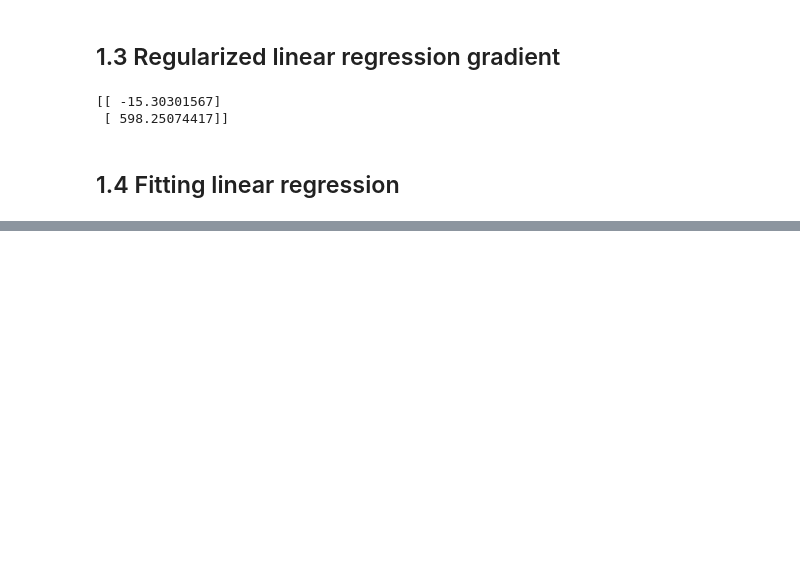
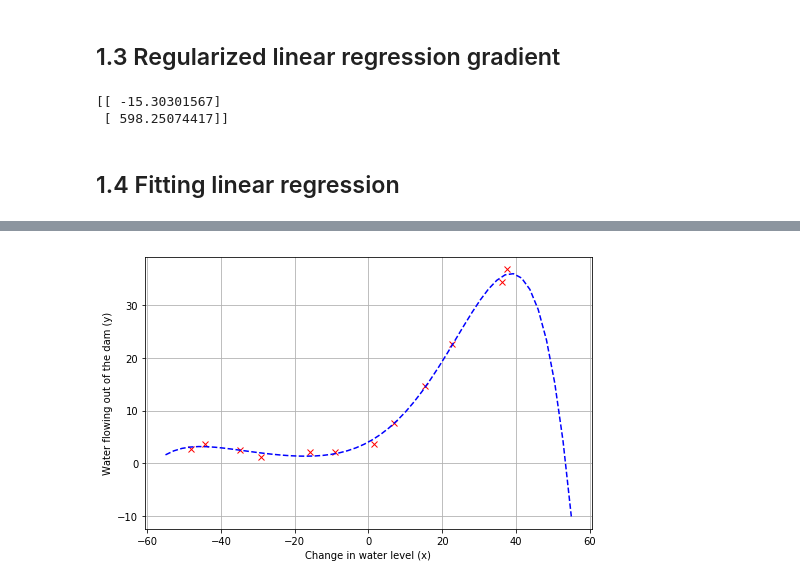
Before and after one commit to zhaochuanyun/coursera_ml, a Jupyter notebook: ex5/ex5.ipynb, the cells around one changed output, grey strips where cells are left out. Drawn from its saved outputs; the diff is of its cells as text; code cells hidden in the pictures; blank space fills up the shorter version.

```diff
--- a/ex5/ex5.ipynb
+++ b/ex5/ex5.ipynb
@@ -111,0 +146,15 @@ plt.show()
+# %%
+def genPolyFeatures(X, p):
+    new_X = X.copy()
+    for i in range(p):
+        dim = i+2
+        new_X = np.insert(new_X, new_X.shape[1], np.power(new_X[:, 1], dim), axis=1)
+    return new_X
+
+def featureNormalize(X):
+    norm_X = X.copy()
+    mu = np.mean(norm_X, axis=0)
+    norm_X[:, 1:] = norm_X[:, 1:] - mu[1:]
+    sigma = np.std(norm_X, axis=0, ddof=1)
+    norm_X[:, 1:] = norm_X[:, 1:] / sigma[1:]
+    return norm_X, mu, sigma
@@ -111,0 +163,7 @@ plt.show()
+# %%
+global_d = 5
+poly_X = genPolyFeatures(X,global_d)
+poly_X_norm, mu, sigma = featureNormalize(poly_X)
+initial_theta = np.ones([poly_X_norm.shape[1], 1])
+optimize_theta = optimizeTheta(initial_theta, poly_X_norm, y, 0.)
+print(optimize_theta)
@@ -111,0 +183,17 @@ plt.show()
+# %%
+def plotFit(theta, mu, sigma):
+    n_points_to_plot = 50
+    xvals = np.linspace(-55, 55, n_points_to_plot)
+    xmat = np.ones([n_points_to_plot, 1])
+
+    xmat = np.insert(xmat, xmat.shape[1], xvals.T, axis=1)
+    xmat = genPolyFeatures(xmat, len(theta)-2)
+    #This is undoing feature normalization
+    xmat[:, 1:] = xmat[:, 1:] - mu[1:]
+    xmat[:, 1:] = xmat[:, 1:] / sigma[1:]
+    plotData()
+    plt.plot(xvals, h(theta, xmat), 'b--')
+
+plotFit(optimize_theta, mu, sigma)
+# %% [output]
+[figure, added]
```
Also changed, not shown: parts of 17 cells of this notebook.
